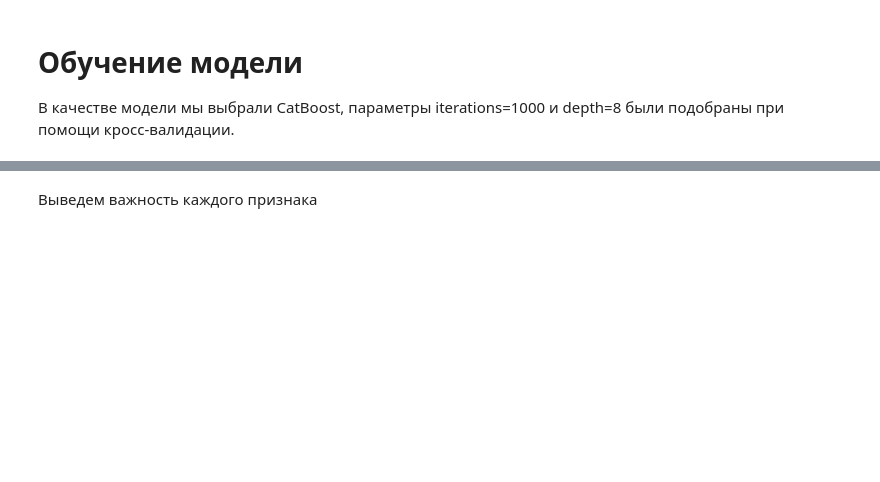
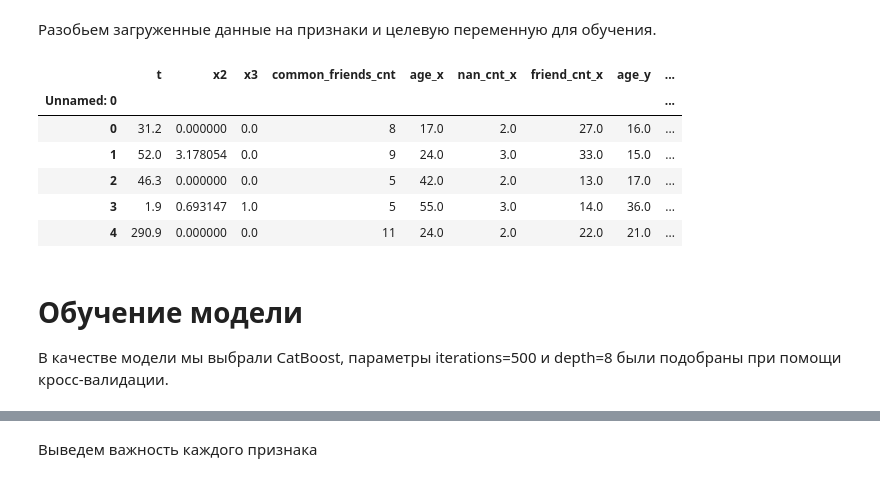
Before and after one commit to c-nemo/Edge-Prediction-on-Social-Network-Graph, a Jupyter notebook: solution.ipynb, the cells around one changed output, grey strips where cells are left out. Drawn from its saved outputs; the diff is of its cells as text; code cells hidden in the pictures; blank space fills up the shorter version.

```diff
--- a/solution.ipynb
+++ b/solution.ipynb
@@ -116,7 +40,28 @@ model_train_data_x.head()
+# %% [markdown]
+Разобьем загруженные данные на признаки и целевую переменную для обучения.
+# %%
+model_train_data_x = train_data.drop(
+    [
+        'ego_id', 'u', 'v', 'x1',
+        'sex_x_nan', 'sex_y_nan',
+    ],
+    axis=1
+)
+model_train_data_y = train_data['x1']
+
+model_train_data_x.head()
+# %% [output]
+|  | t | x2 | x3 | common_friends_cnt | age_x | nan_cnt_x | friend_cnt_x | age_y | ... |
+| Unnamed: 0 |  |  |  |  |  |  |  |  | ... |
+| 0 | 31.2 | 0.000000 | 0.0 | 8 | 17.0 | 2.0 | 27.0 | 16.0 | ... |
+| 1 | 52.0 | 3.178054 | 0.0 | 9 | 24.0 | 3.0 | 33.0 | 15.0 | ... |
+| 2 | 46.3 | 0.000000 | 0.0 | 5 | 42.0 | 2.0 | 13.0 | 17.0 | ... |
+| 3 | 1.9 | 0.693147 | 1.0 | 5 | 55.0 | 3.0 | 14.0 | 36.0 | ... |
+| 4 | 290.9 | 0.000000 | 0.0 | 11 | 24.0 | 2.0 | 22.0 | 21.0 | ... |
 # %% [markdown]
 # Обучение модели
 
-В качестве модели мы выбрали CatBoost, параметры iterations=1000 и depth=8 были подобраны при помощи кросс-валидации.
+В качестве модели мы выбрали CatBoost, параметры iterations=500 и depth=8 были подобраны при помощи кросс-валидации.
 # %%
 model = CatBoostRegressor(
     loss_function='RMSE',
```
Also changed, not shown: parts of 29 cells of this notebook, 1 other file.
